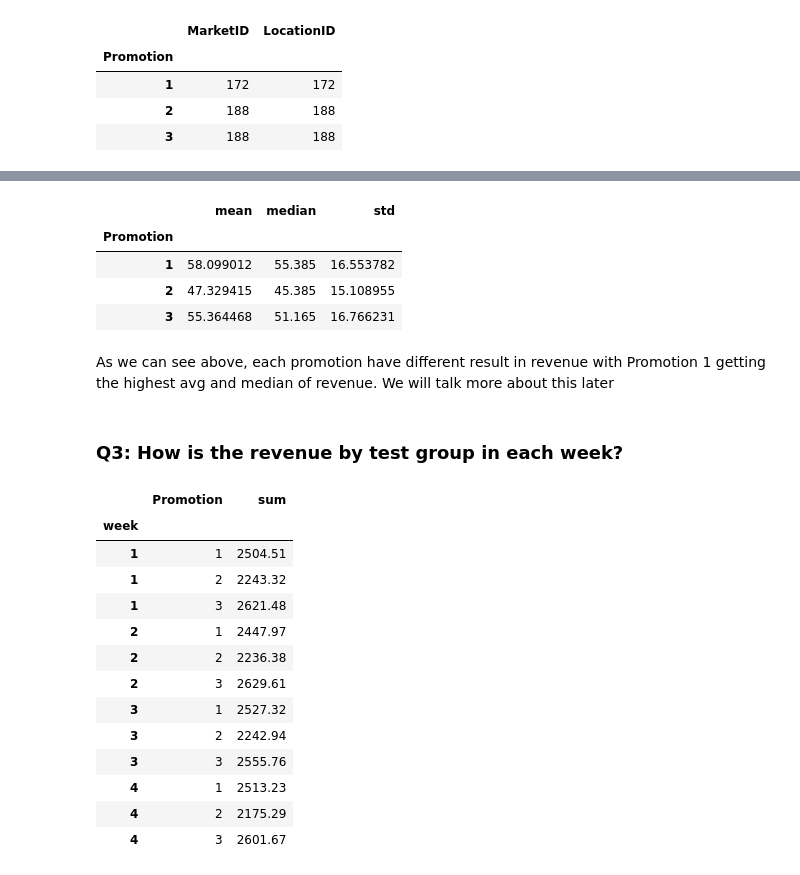
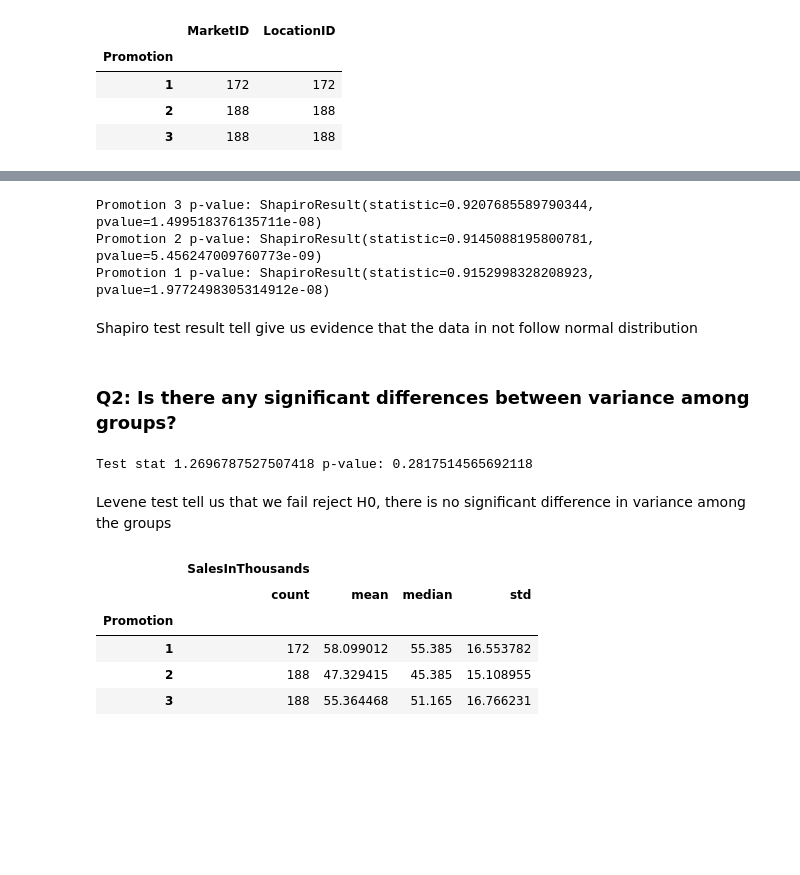
Before and after one commit to dendyandra22/fastfood_ab_test, a Jupyter notebook: fast_food_ab.ipynb, the cells around one changed output, grey strips where cells are left out. Drawn from its saved outputs; the diff is of its cells as text; code cells hidden in the pictures; blank space fills up the shorter version.

Commit message:
Kaggle Notebook | Fast Food Marketing A/B Test Analysis | Version 1

```diff
--- a/fast_food_ab.ipynb
+++ b/fast_food_ab.ipynb
@@ -8,7 +8,8 @@ Evaluate A/B testing results and decide which marketing strategy works the best.
 import pandas as pd
 import numpy as np
 # %%
-df = pd.read_csv('./dataset/WA_Marketing-Campaign.csv')
+# df = pd.read_csv('./dataset/WA_Marketing-Campaign.csv')
+df = pd.read_csv("/kaggle/input/fast-food-marketing-campaign-ab-test/WA_Marketing-Campaign.csv")
 df
 # %% [output]
 |  | MarketID | MarketSize | LocationID | AgeOfStore | Promotion | week | SalesInThousands |
@@ -129,30 +263,37 @@ tmp
+# %%
+# shapiro test to check is the data follow a normal distribution
+# H0 : data follows a normal distribution
+# alpha = 0.05
+for label in df.Promotion.unique():
+    res = shapiro(df[df.Promotion==label]['SalesInThousands'])
+    print(f'Promotion {label} p-value: {res}')
+# %% [output]
+Promotion 3 p-value: ShapiroResult(statistic=0.9207685589790344, pvalue=1.499518376135711e-08)
+Promotion 2 p-value: ShapiroResult(statistic=0.9145088195800781, pvalue=5.456247009760773e-09)
+Promotion 1 p-value: ShapiroResult(statistic=0.9152998328208923, pvalue=1.9772498305314912e-08)
+# %% [markdown]
+Shapiro test result tell give us evidence that the data in not follow normal distribution
+# %% [markdown]
+### Q2: Is there any significant differences between variance among groups?
+# %%
+# levene test to check is the variance in promotion is significantly different
+# H0 : variance across the group are equal / no significant difference
+# alpha = 0.05
+for label in df.Promotion.unique():
+    stat, p_val = levene(df[df.Promotion==1]['SalesInThousands'],
+                         df[df.Promotion==2]['SalesInThousands'],
+                         df[df.Promotion==3]['SalesInThousands'])
+print(f'Test stat {stat} p-value: {p_val}')
+# %% [output]
+Test stat 1.2696787527507418 p-value: 0.2817514565692118
+# %% [markdown]
+Levene test tell us that we fail reject H0, there is no significant difference in variance among the groups
 # %%
-df.groupby(['Promotion'])['SalesInThousands'].agg(['mean','median','std'])
+df.groupby("Promotion").agg({"SalesInThousands":["count","mean","median",'std']})
 # %% [output]
-|  | mean | median | std |
-| Promotion |  |  |  |
-| 1 | 58.099012 | 55.385 | 16.553782 |
-| 2 | 47.329415 | 45.385 | 15.108955 |
-| 3 | 55.364468 | 51.165 | 16.766231 |
+|  | SalesInThousands |  |  |  |
+|  | count | mean | median | std |
+| Promotion |  |  |  |  |
+| 1 | 172 | 58.099012 | 55.385 | 16.553782 |
+| 2 | 188 | 47.329415 | 45.385 | 15.108955 |
+| 3 | 188 | 55.364468 | 51.165 | 16.766231 |
-# %% [markdown]
-As we can see above, each promotion have different result in revenue with Promotion 1 getting the highest avg and median of revenue. We will talk more about this later
-# %% [markdown]
-### Q3: How is the revenue by test group in each week?
-# %%
-tmp = df.groupby(['week','Promotion'], as_index=False)['SalesInThousands'].agg(['sum']).reset_index(level=1)
-tmp
-# %% [output]
-|  | Promotion | sum |
-| week |  |  |
-| 1 | 1 | 2504.51 |
-| 1 | 2 | 2243.32 |
-| 1 | 3 | 2621.48 |
-| 2 | 1 | 2447.97 |
-| 2 | 2 | 2236.38 |
-| 2 | 3 | 2629.61 |
-| 3 | 1 | 2527.32 |
-| 3 | 2 | 2242.94 |
-| 3 | 3 | 2555.76 |
-| 4 | 1 | 2513.23 |
-| 4 | 2 | 2175.29 |
-| 4 | 3 | 2601.67 |
```
Also changed, not shown: parts of 47 cells of this notebook.
